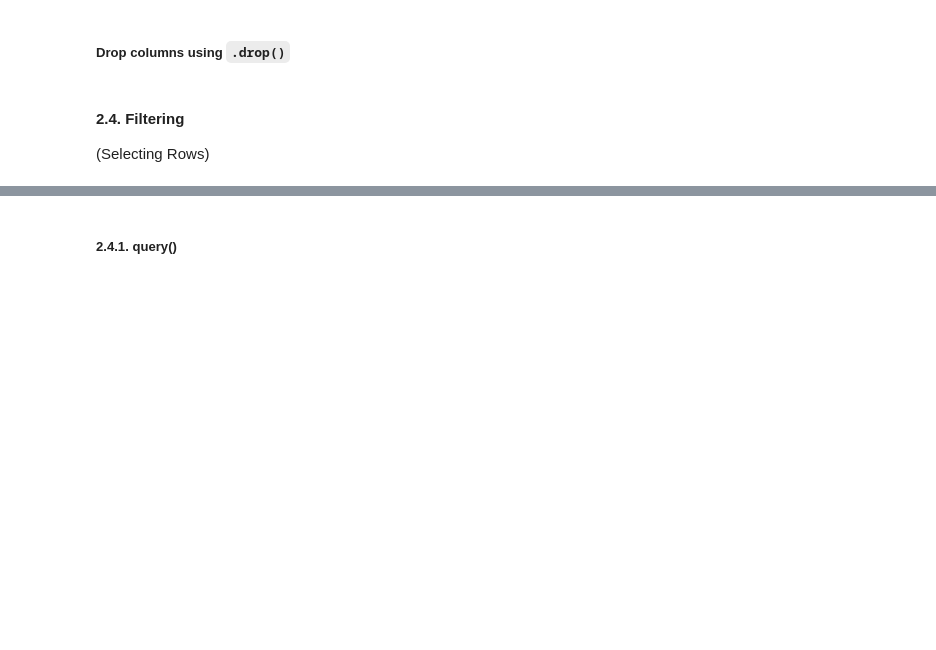
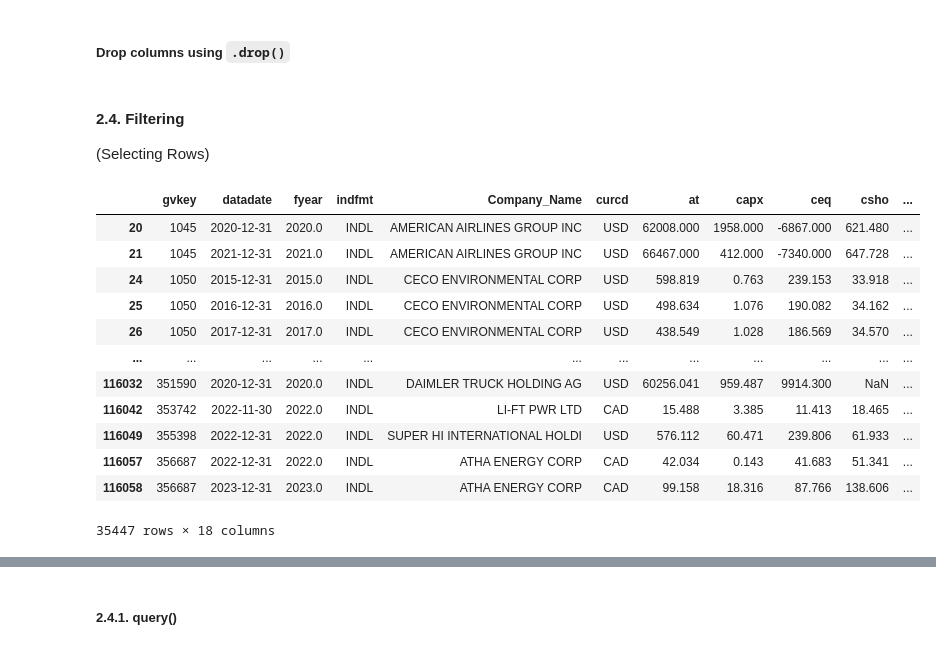
Before and after one commit to leonard67/AFDEN-Python-Workshop, a Jupyter notebook: 2-1-Pandas.ipynb, the cells around one changed output, grey strips where cells are left out. Cells and saved outputs as stored; diff of their text form; code cells hidden in the pictures; blank space fills up the shorter version.

```diff
--- a/2-1-Pandas.ipynb
+++ b/2-1-Pandas.ipynb
@@ -103,3 +285,19 @@ df.columns
 # %% [markdown]
 #### 2.4. Filtering
 (Selecting Rows)
+# %%
+df[df['ni'] < 0]
+# %% [output]
+|  | gvkey | datadate | fyear | indfmt | Company_Name | curcd | at | capx | ceq | csho | ... |
+| 20 | 1045 | 2020-12-31 | 2020.0 | INDL | AMERICAN AIRLINES GROUP INC | USD | 62008.000 | 1958.000 | -6867.000 | 621.480 | ... |
+| 21 | 1045 | 2021-12-31 | 2021.0 | INDL | AMERICAN AIRLINES GROUP INC | USD | 66467.000 | 412.000 | -7340.000 | 647.728 | ... |
+| 24 | 1050 | 2015-12-31 | 2015.0 | INDL | CECO ENVIRONMENTAL CORP | USD | 598.819 | 0.763 | 239.153 | 33.918 | ... |
+| 25 | 1050 | 2016-12-31 | 2016.0 | INDL | CECO ENVIRONMENTAL CORP | USD | 498.634 | 1.076 | 190.082 | 34.162 | ... |
+| 26 | 1050 | 2017-12-31 | 2017.0 | INDL | CECO ENVIRONMENTAL CORP | USD | 438.549 | 1.028 | 186.569 | 34.570 | ... |
+| ... | ... | ... | ... | ... | ... | ... | ... | ... | ... | ... | ... |
+| 116032 | 351590 | 2020-12-31 | 2020.0 | INDL | DAIMLER TRUCK HOLDING AG | USD | 60256.041 | 959.487 | 9914.300 | NaN | ... |
+| 116042 | 353742 | 2022-11-30 | 2022.0 | INDL | LI-FT PWR LTD | CAD | 15.488 | 3.385 | 11.413 | 18.465 | ... |
+| 116049 | 355398 | 2022-12-31 | 2022.0 | INDL | SUPER HI INTERNATIONAL HOLDI | USD | 576.112 | 60.471 | 239.806 | 61.933 | ... |
+| 116057 | 356687 | 2022-12-31 | 2022.0 | INDL | ATHA ENERGY CORP | CAD | 42.034 | 0.143 | 41.683 | 51.341 | ... |
+| 116058 | 356687 | 2023-12-31 | 2023.0 | INDL | ATHA ENERGY CORP | CAD | 99.158 | 18.316 | 87.766 | 138.606 | ... |
+35447 rows × 18 columns
```
Also changed, not shown: parts of 31 cells of this notebook, 4 other files.
